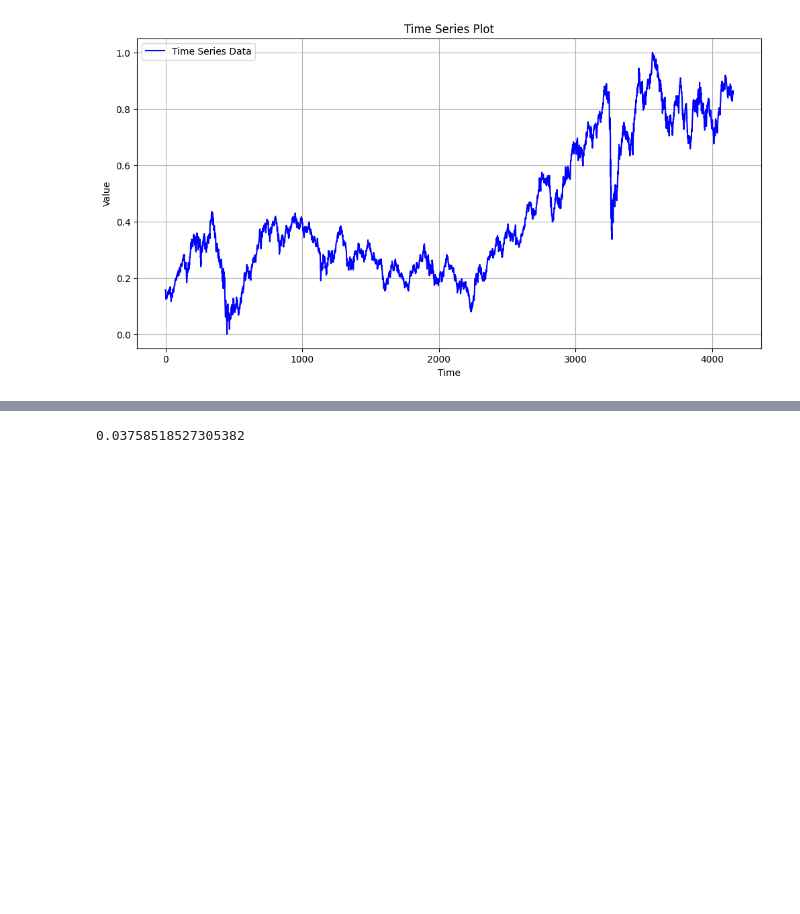
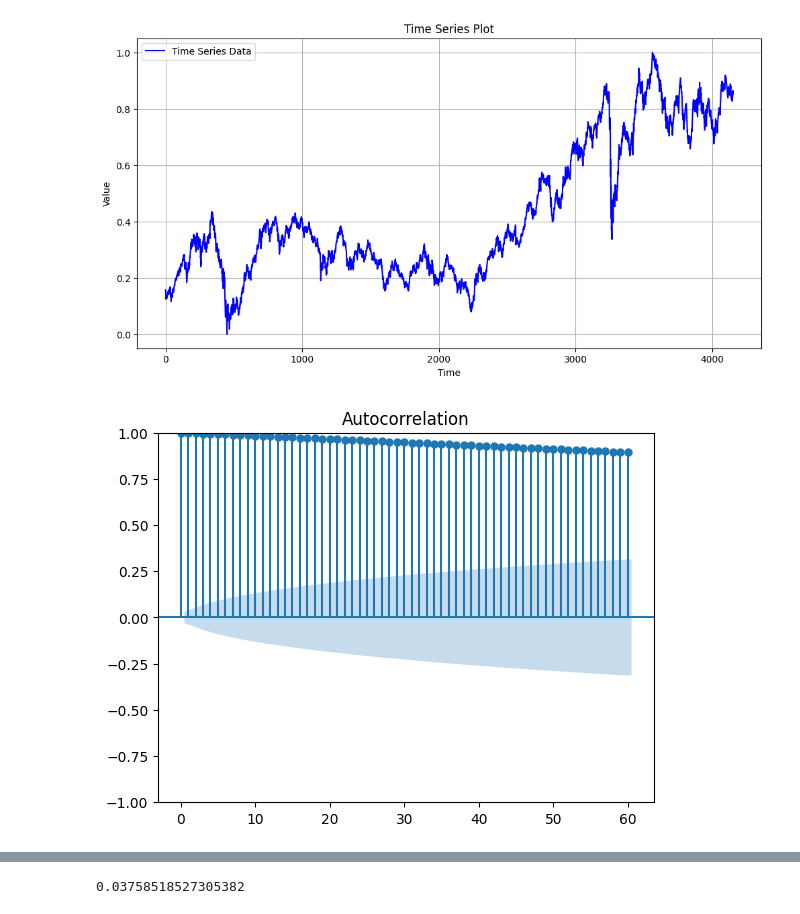
Before and after one commit to marreapato/Deep_Learning_Course, a Jupyter notebook: Baseline_Projeto.ipynb, the cells around one changed output, grey strips where cells are left out. Cells and saved outputs as stored; diff of their text form; code cells hidden in the pictures; blank space fills up the shorter version.

```diff
--- a/Baseline_Projeto.ipynb
+++ b/Baseline_Projeto.ipynb
@@ -233,3 +220,9 @@ plt.grid(True)  # You can add grid lines if needed
 plt.show()
 # %% [output]
 [figure]
+# %%
+from statsmodels.graphics.tsaplots import plot_acf
+plot_acf(data['Close'], lags=60)
+plt.show()
+# %% [output]
+[figure, added]
```
Also changed, not shown: parts of 24 cells of this notebook.
